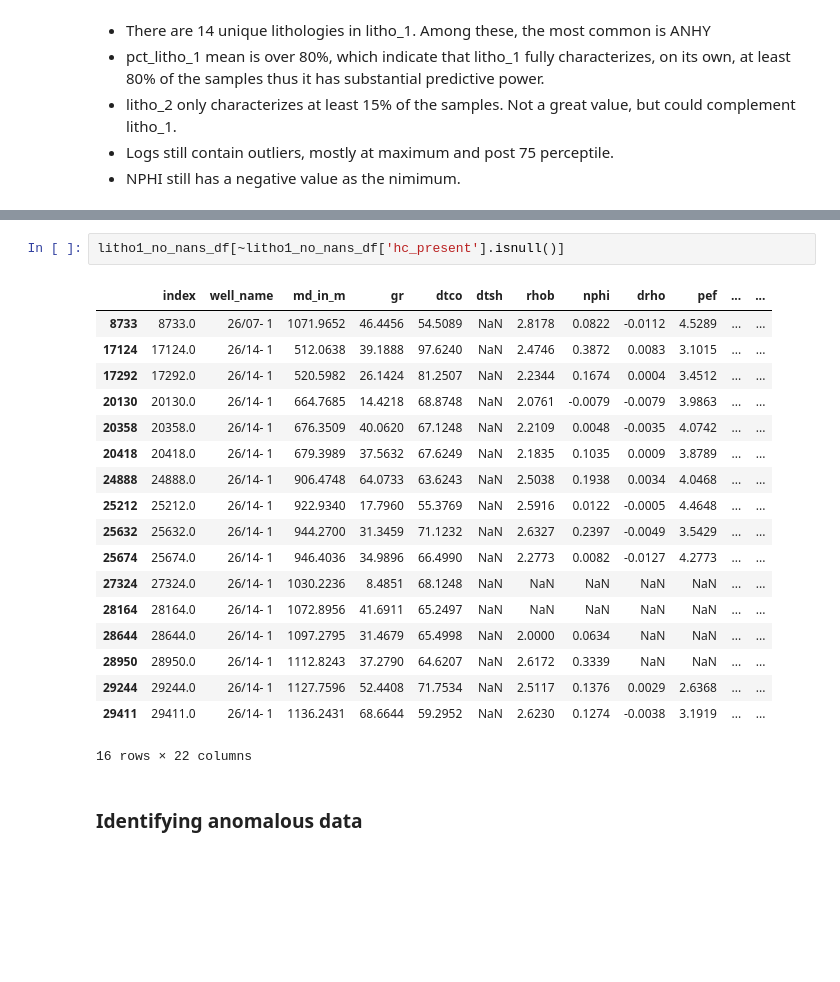
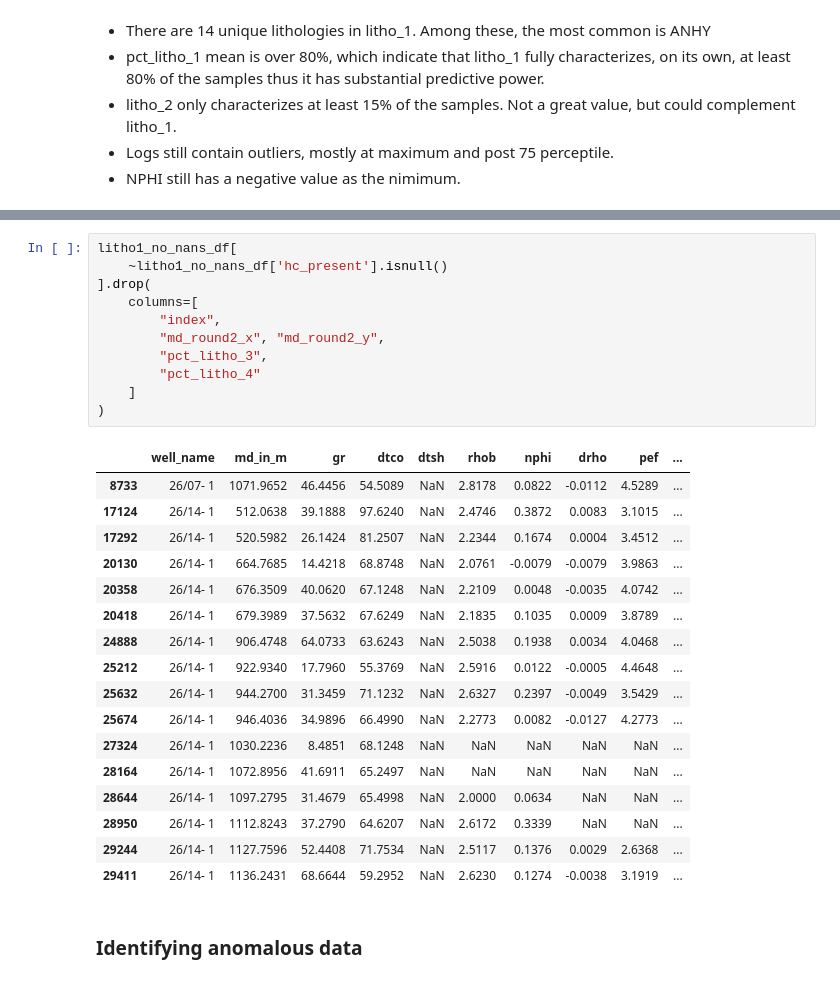
Before and after one commit to lsdR94/OpendTect_wells_to_PSQL, a Jupyter notebook: Data_Analysis.ipynb, the cells around one changed output, grey strips where cells are left out. Drawn from its saved outputs; the diff is of its cells as text; blank space fills up the shorter version.

```diff
--- a/Data_Analysis.ipynb
+++ b/Data_Analysis.ipynb
@@ -354,24 +401,32 @@ More parameters are shown:
 # %%
-litho1_no_nans_df[~litho1_no_nans_df['hc_present'].isnull()]
+litho1_no_nans_df[
+    ~litho1_no_nans_df['hc_present'].isnull()
+].drop(
+    columns=[
+        "index",
+        "md_round2_x", "md_round2_y",
+        "pct_litho_3",
+        "pct_litho_4"
+    ]
+)
 # %% [output]
-|  | index | well_name | md_in_m | gr | dtco | dtsh | rhob | nphi | drho | pef | ... | ... |
-| 8733 | 8733.0 | 26/07- 1 | 1071.9652 | 46.4456 | 54.5089 | NaN | 2.8178 | 0.0822 | -0.0112 | 4.5289 | ... | ... |
-| 17124 | 17124.0 | 26/14- 1 | 512.0638 | 39.1888 | 97.6240 | NaN | 2.4746 | 0.3872 | 0.0083 | 3.1015 | ... | ... |
-| 17292 | 17292.0 | 26/14- 1 | 520.5982 | 26.1424 | 81.2507 | NaN | 2.2344 | 0.1674 | 0.0004 | 3.4512 | ... | ... |
-| 20130 | 20130.0 | 26/14- 1 | 664.7685 | 14.4218 | 68.8748 | NaN | 2.0761 | -0.0079 | -0.0079 | 3.9863 | ... | ... |
-| 20358 | 20358.0 | 26/14- 1 | 676.3509 | 40.0620 | 67.1248 | NaN | 2.2109 | 0.0048 | -0.0035 | 4.0742 | ... | ... |
-| 20418 | 20418.0 | 26/14- 1 | 679.3989 | 37.5632 | 67.6249 | NaN | 2.1835 | 0.1035 | 0.0009 | 3.8789 | ... | ... |
-| 24888 | 24888.0 | 26/14- 1 | 906.4748 | 64.0733 | 63.6243 | NaN | 2.5038 | 0.1938 | 0.0034 | 4.0468 | ... | ... |
-| 25212 | 25212.0 | 26/14- 1 | 922.9340 | 17.7960 | 55.3769 | NaN | 2.5916 | 0.0122 | -0.0005 | 4.4648 | ... | ... |
-| 25632 | 25632.0 | 26/14- 1 | 944.2700 | 31.3459 | 71.1232 | NaN | 2.6327 | 0.2397 | -0.0049 | 3.5429 | ... | ... |
-| 25674 | 25674.0 | 26/14- 1 | 946.4036 | 34.9896 | 66.4990 | NaN | 2.2773 | 0.0082 | -0.0127 | 4.2773 | ... | ... |
-| 27324 | 27324.0 | 26/14- 1 | 1030.2236 | 8.4851 | 68.1248 | NaN | NaN | NaN | NaN | NaN | ... | ... |
-| 28164 | 28164.0 | 26/14- 1 | 1072.8956 | 41.6911 | 65.2497 | NaN | NaN | NaN | NaN | NaN | ... | ... |
-| 28644 | 28644.0 | 26/14- 1 | 1097.2795 | 31.4679 | 65.4998 | NaN | 2.0000 | 0.0634 | NaN | NaN | ... | ... |
-| 28950 | 28950.0 | 26/14- 1 | 1112.8243 | 37.2790 | 64.6207 | NaN | 2.6172 | 0.3339 | NaN | NaN | ... | ... |
-| 29244 | 29244.0 | 26/14- 1 | 1127.7596 | 52.4408 | 71.7534 | NaN | 2.5117 | 0.1376 | 0.0029 | 2.6368 | ... | ... |
-| 29411 | 29411.0 | 26/14- 1 | 1136.2431 | 68.6644 | 59.2952 | NaN | 2.6230 | 0.1274 | -0.0038 | 3.1919 | ... | ... |
+|  | well_name | md_in_m | gr | dtco | dtsh | rhob | nphi | drho | pef | ... |
+| 8733 | 26/07- 1 | 1071.9652 | 46.4456 | 54.5089 | NaN | 2.8178 | 0.0822 | -0.0112 | 4.5289 | ... |
+| 17124 | 26/14- 1 | 512.0638 | 39.1888 | 97.6240 | NaN | 2.4746 | 0.3872 | 0.0083 | 3.1015 | ... |
+| 17292 | 26/14- 1 | 520.5982 | 26.1424 | 81.2507 | NaN | 2.2344 | 0.1674 | 0.0004 | 3.4512 | ... |
+| 20130 | 26/14- 1 | 664.7685 | 14.4218 | 68.8748 | NaN | 2.0761 | -0.0079 | -0.0079 | 3.9863 | ... |
+| 20358 | 26/14- 1 | 676.3509 | 40.0620 | 67.1248 | NaN | 2.2109 | 0.0048 | -0.0035 | 4.0742 | ... |
+| 20418 | 26/14- 1 | 679.3989 | 37.5632 | 67.6249 | NaN | 2.1835 | 0.1035 | 0.0009 | 3.8789 | ... |
+| 24888 | 26/14- 1 | 906.4748 | 64.0733 | 63.6243 | NaN | 2.5038 | 0.1938 | 0.0034 | 4.0468 | ... |
+| 25212 | 26/14- 1 | 922.9340 | 17.7960 | 55.3769 | NaN | 2.5916 | 0.0122 | -0.0005 | 4.4648 | ... |
+| 25632 | 26/14- 1 | 944.2700 | 31.3459 | 71.1232 | NaN | 2.6327 | 0.2397 | -0.0049 | 3.5429 | ... |
+| 25674 | 26/14- 1 | 946.4036 | 34.9896 | 66.4990 | NaN | 2.2773 | 0.0082 | -0.0127 | 4.2773 | ... |
+| 27324 | 26/14- 1 | 1030.2236 | 8.4851 | 68.1248 | NaN | NaN | NaN | NaN | NaN | ... |
+| 28164 | 26/14- 1 | 1072.8956 | 41.6911 | 65.2497 | NaN | NaN | NaN | NaN | NaN | ... |
+| 28644 | 26/14- 1 | 1097.2795 | 31.4679 | 65.4998 | NaN | 2.0000 | 0.0634 | NaN | NaN | ... |
+| 28950 | 26/14- 1 | 1112.8243 | 37.2790 | 64.6207 | NaN | 2.6172 | 0.3339 | NaN | NaN | ... |
+| 29244 | 26/14- 1 | 1127.7596 | 52.4408 | 71.7534 | NaN | 2.5117 | 0.1376 | 0.0029 | 2.6368 | ... |
+| 29411 | 26/14- 1 | 1136.2431 | 68.6644 | 59.2952 | NaN | 2.6230 | 0.1274 | -0.0038 | 3.1919 | ... |
-16 rows × 22 columns
 # %% [markdown]
 ### Identifying anomalous data
 # %%
```
Also changed, not shown: parts of 10 cells of this notebook.
